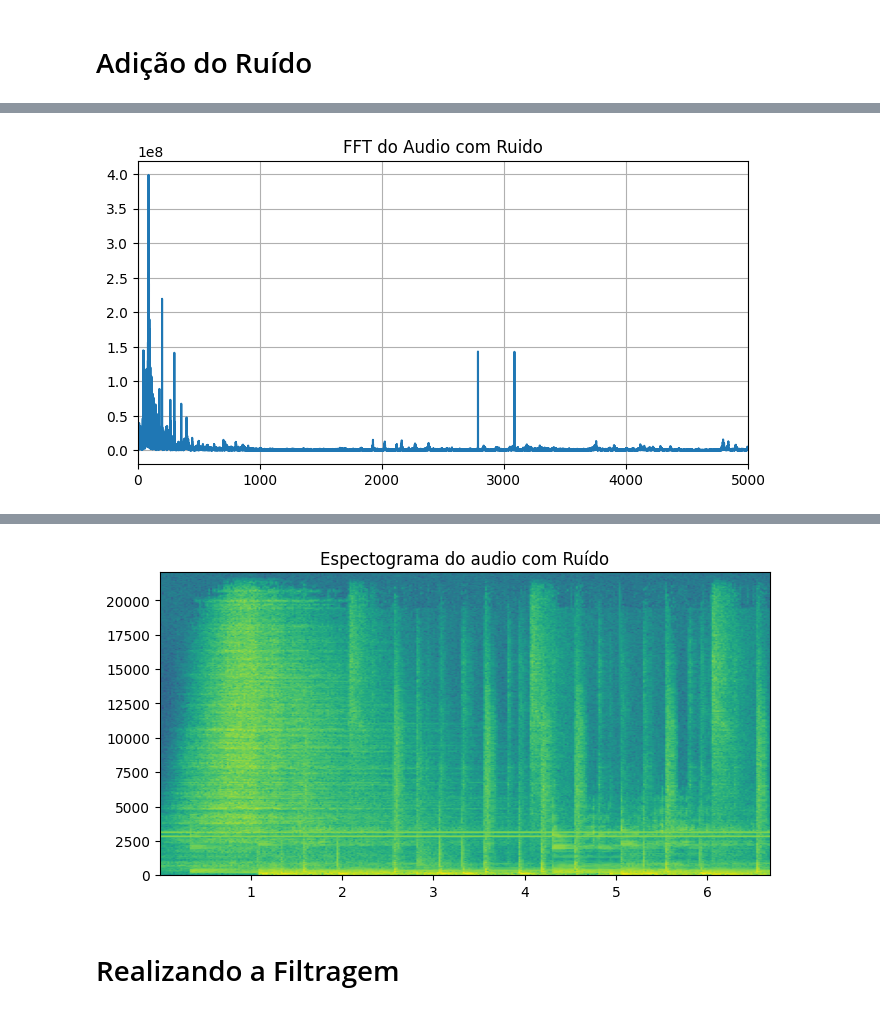
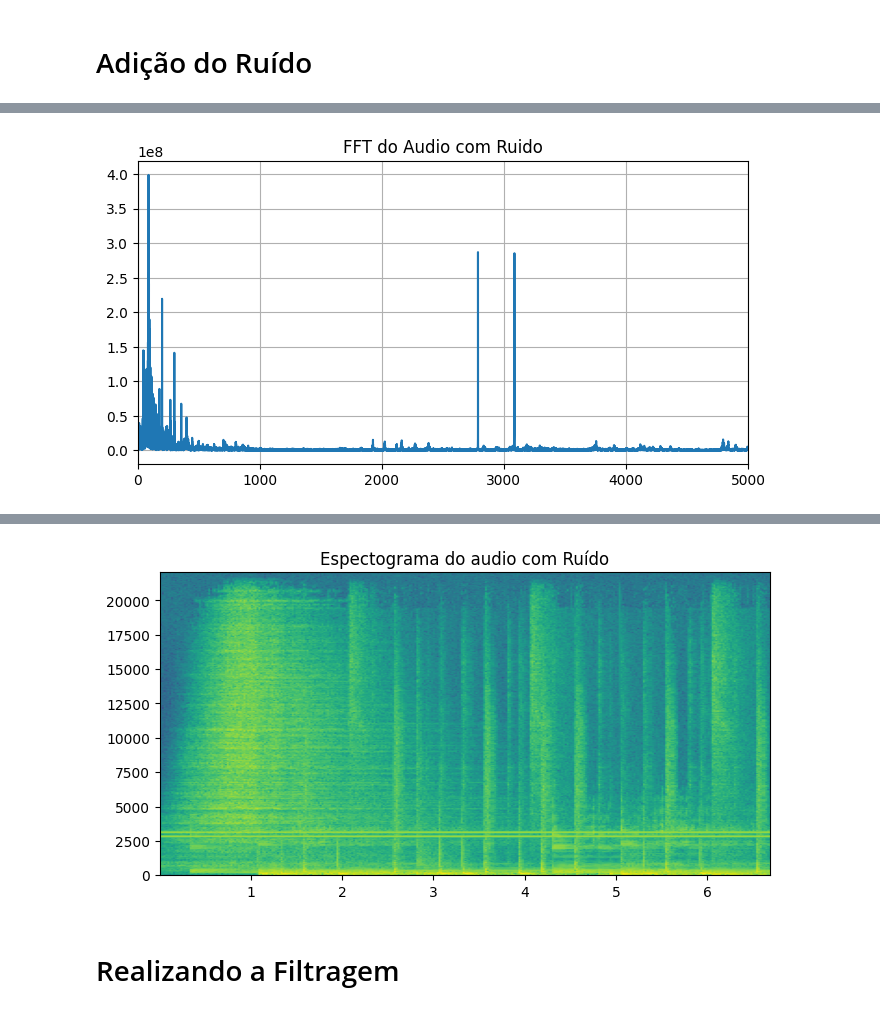
Before and after one commit to andrevale99/STD_DCA0107, a Jupyter notebook: U1/filtragem.ipynb, the cells around one changed output, grey strips where cells are left out. Cells and saved outputs as stored; diff of their text form; code cells hidden in the pictures.

```diff
--- a/U1/filtragem.ipynb
+++ b/U1/filtragem.ipynb
@@ -74,7 +74,7 @@ $n(t) = \cos{(2\pi f_1 t)} + \cos{(2\pi f_2 t)}$
 f1 = 2.8e3
 f2 = 3.1e3
 
-Amplitude = 1e3
+Amplitude = 2e3
 
 time = np.linspace(0, t[len(t)-1], len(data))
 n_t = Amplitude*np.cos(2 * np.pi * f1 * time) + Amplitude*np.cos(2 * np.pi * f2 * time)
@@ -83,34 +83,34 @@ data_ruido = data + n_t
 
 data_ruido_fft = fft(data_ruido)
 
 Nfft = len(data_ruido_fft)
 
 freqs = np.linspace(0, fs/2, int(Nfft/2+1))
 
 figure(figsize=(cm_to_inch(20), cm_to_inch(10)), dpi=100)
 
 plt.title('FFT do Audio com Ruido')
 plt.plot(freqs, abs(data_ruido_fft[0:len(freqs)]))
 plt.grid()
 
 plt.xlim(0, 5000)
 
 plt.savefig(PATH_IMG+"fft_audio_corrompido.png")
 
 plt.show()
 
 scipy.io.wavfile.write('audio_ruidoso.wav', fs, data_ruido.astype(np.int16))
 IPython.display.Audio("audio_ruidoso.wav")
 
 figure(figsize=(cm_to_inch(20), cm_to_inch(10)), dpi=100)
 plt.title("Espectograma do audio com Ruído")
 Pxx, freqs, bins, im = plt.specgram(data_ruido, NFFT=1024, Fs=fs)
 plt.savefig(PATH_IMG+"espectograma_audio_corrompido.png")
 
 scipy.io.wavfile.write('audio_ruidoso.wav', fs, data_ruido.astype(np.int16))
 IPython.display.Audio("audio_ruidoso.wav")
 # %% [output]
-[figure, old version]
+[figure, new version]
 [interactive output not drawn]
 [figure]
 # %% [markdown]
```
Also changed, not shown: parts of 1 cell of this notebook, 2 other files.
